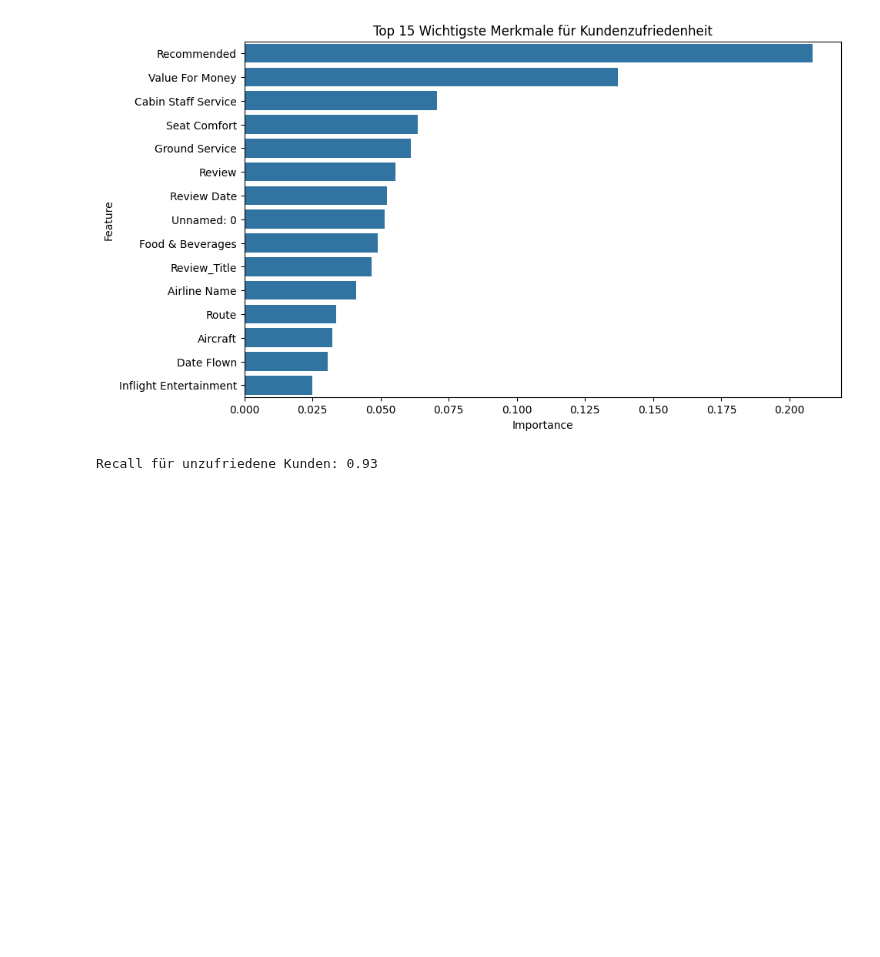
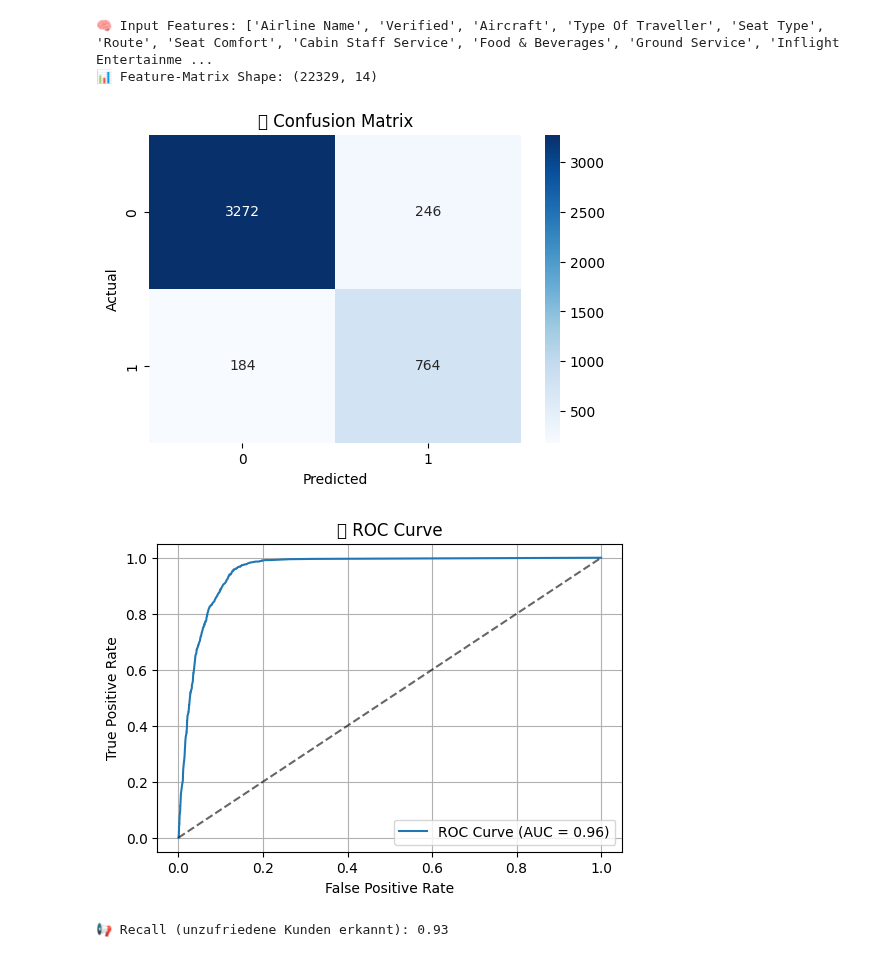
Before and after one commit to DivinitasMaxima/BINA-REPO, a Jupyter notebook: data/Kapitel5.ipynb, the cells around one changed output. Drawn from its saved outputs; the diff is of its cells as text; code cells hidden in the pictures; blank space fills up the shorter version.

```diff
--- a/data/Kapitel5.ipynb
+++ b/data/Kapitel5.ipynb
@@ -119,20 +60,37 @@ weighted avg       0.91      0.90      0.90      4635
 # %%
-# Feature Importance Plot
-importances = model.feature_importances_
-feat_names = features.columns
-feat_importance_df = pd.DataFrame({"Feature": feat_names, "Importance": importances})
-feat_importance_df.sort_values(by="Importance", ascending=False, inplace=True)
+# ======================================
+# 🧪 Feature Engineering & Encoding
+# ======================================
 
-plt.figure(figsize=(10,6))
-sns.barplot(data=feat_importance_df.head(15), x="Importance", y="Feature")
-plt.title("Top 15 Wichtigste Merkmale für Kundenzufriedenheit")
-plt.show()
+# Alle kategorischen Spalten erkennen
+categorical_cols = df.select_dtypes(include='object').columns.tolist()
+
+# Label-Encoding für Kategorien
+le = LabelEncoder()
+for col in categorical_cols:
+    df[col] = le.fit_transform(df[col].astype(str))
+
+# Features definieren (nicht: Rating + Ziel)
+drop_cols = [
+    'Overall_Rating', 'satisfied',
+    'Unnamed: 0', 'Review', 'Review_Title', 'Review Date', 'Date Flown'
+]
+features = df.drop(columns=drop_cols, errors='ignore')
+target = df['satisfied']
+
+print("🧠 Input Features:", features.columns.tolist())
+print("📊 Feature-Matrix Shape:", features.shape)
 # %% [output]
-[figure, removed]
+🧠 Input Features: ['Airline Name', 'Verified', 'Aircraft', 'Type Of Traveller', 'Seat Type', 'Route', 'Seat Comfort', 'Cabin Staff Service', 'Food & Beverages', 'Ground Service', 'Inflight Entertainme ...
+📊 Feature-Matrix Shape: (22329, 14)
 # %%
-from sklearn.metrics import recall_score
+# ======================================
+# 🔀 Train-Test Split + Skalierung
+# ======================================
+X_train, X_test, y_train, y_test = train_test_split(
+    features, target, test_size=0.2, random_state=42
+)
 
-recall_unzufrieden = recall_score(y_test, y_pred, pos_label=0)
-print(f"Recall für unzufriedene Kunden: {recall_unzufrieden:.2f}")
+scaler = StandardScaler()
+X_train_scaled = scaler.fit_transform(X_train)
+X_test_scaled = scaler.transform(X_test)
-# %% [output]
-Recall für unzufriedene Kunden: 0.93
@@ -138,0 +106,27 @@ Recall für unzufriedene Kunden: 0.93
+# %%
+plt.figure(figsize=(6,4))
+sns.heatmap(confusion_matrix(y_test, y_pred), annot=True, fmt='d', cmap='Blues')
+plt.title("🧮 Confusion Matrix")
+plt.xlabel("Predicted")
+plt.ylabel("Actual")
+plt.show()
+
+# ROC Curve
+fpr, tpr, thresholds = roc_curve(y_test, y_proba)
+plt.figure(figsize=(6,4))
+plt.plot(fpr, tpr, label='ROC Curve (AUC = {:.2f})'.format(roc_auc_score(y_test, y_proba)))
+plt.plot([0,1], [0,1], 'k--', alpha=0.6)
+plt.xlabel("False Positive Rate")
+plt.ylabel("True Positive Rate")
+plt.title("🎯 ROC Curve")
+plt.legend()
+plt.grid(True)
+plt.show()
+
+# Recall speziell für unzufriedene Kunden
+recall_unzufrieden = recall_score(y_test, y_pred, pos_label=0)
+print(f"📢 Recall (unzufriedene Kunden erkannt): {recall_unzufrieden:.2f}")
+# %% [output]
+[figure, added]
+[figure, added]
+📢 Recall (unzufriedene Kunden erkannt): 0.93
```
Also changed, not shown: parts of 7 cells of this notebook.
